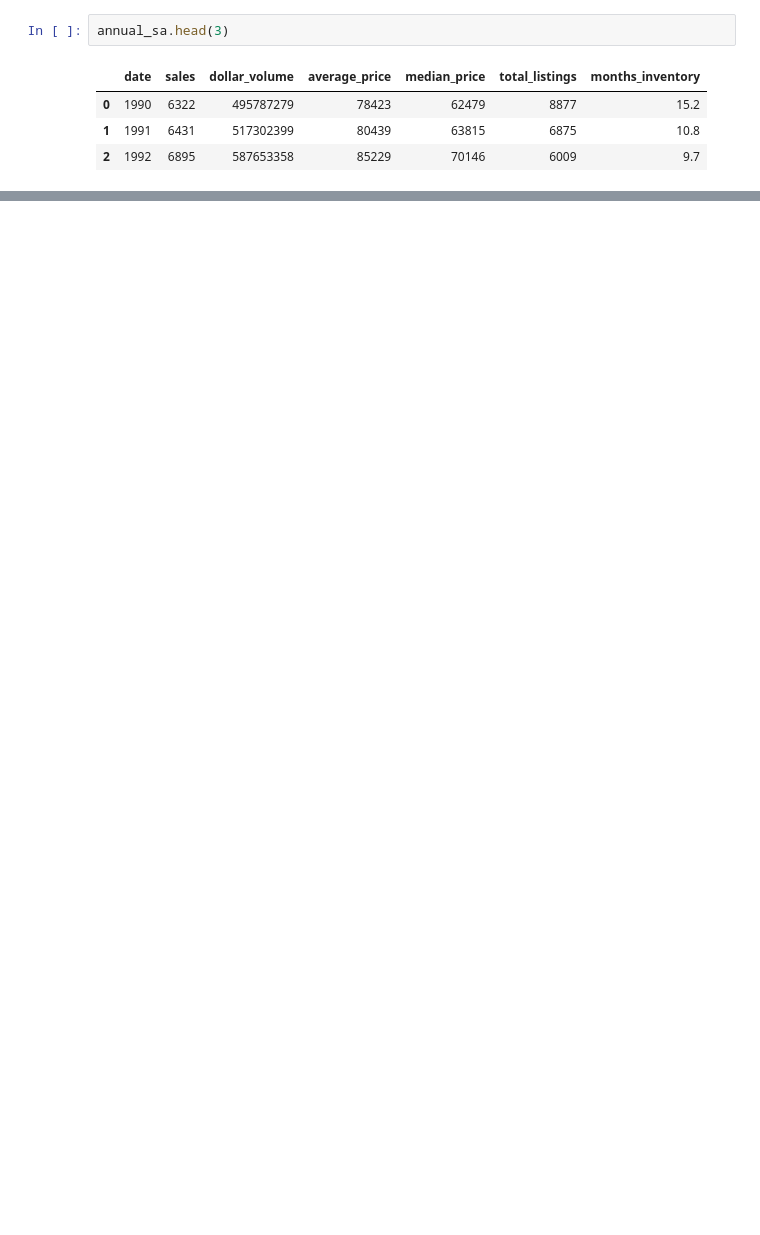
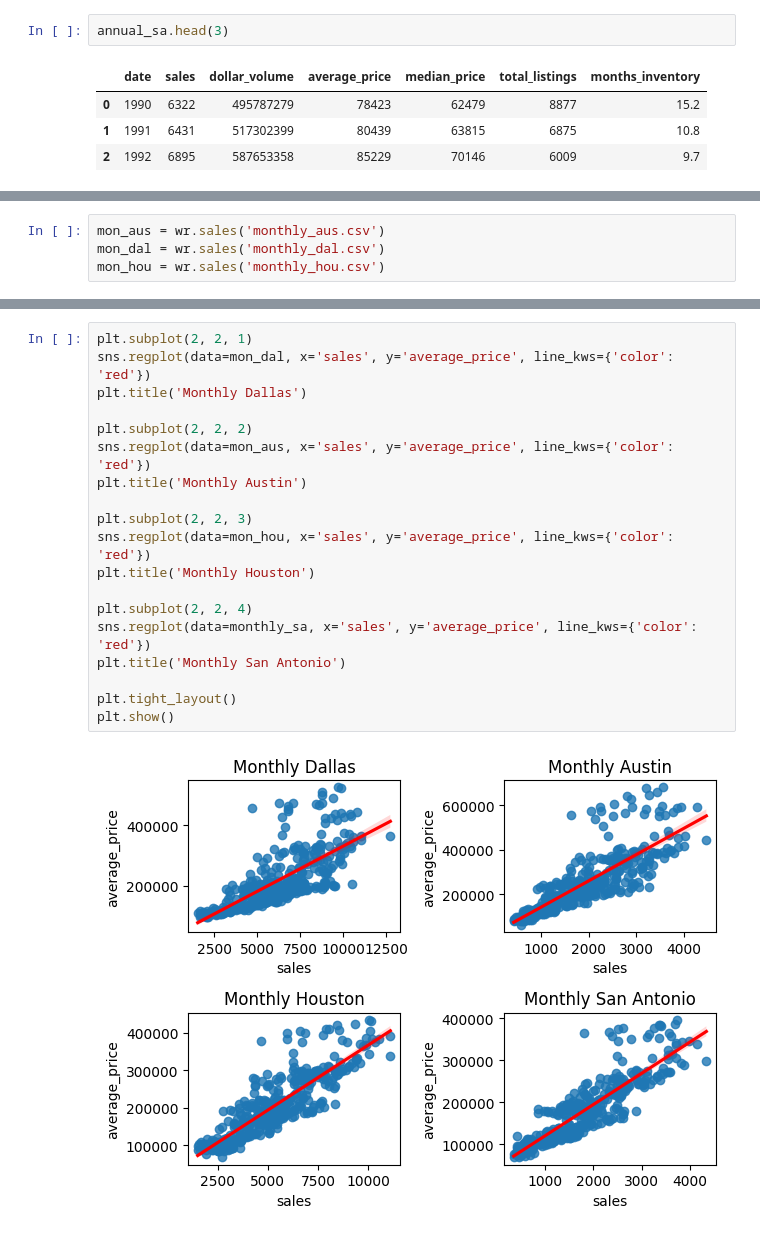
Before and after one commit to nicolas-angarita/texas_real_estate, a Jupyter notebook: explore_major_markets.ipynb, the cells around one changed output, grey strips where cells are left out. Cells and saved outputs as stored; diff of their text form; blank space fills up the shorter version.

```diff
--- a/explore_major_markets.ipynb
+++ b/explore_major_markets.ipynb
@@ -38,0 +52,4 @@ pct_sales.tail(3)
+# %%
+mon_aus = wr.sales('monthly_aus.csv')
+mon_dal = wr.sales('monthly_dal.csv')
+mon_hou = wr.sales('monthly_hou.csv')
@@ -38,0 +90,21 @@ pct_sales.tail(3)
+# %%
+plt.subplot(2, 2, 1)
+sns.regplot(data=mon_dal, x='sales', y='average_price', line_kws={'color': 'red'})
+plt.title('Monthly Dallas')
+
+plt.subplot(2, 2, 2)
+sns.regplot(data=mon_aus, x='sales', y='average_price', line_kws={'color': 'red'})
+plt.title('Monthly Austin')
+
+plt.subplot(2, 2, 3)
+sns.regplot(data=mon_hou, x='sales', y='average_price', line_kws={'color': 'red'})
+plt.title('Monthly Houston')
+
+plt.subplot(2, 2, 4)
+sns.regplot(data=monthly_sa, x='sales', y='average_price', line_kws={'color': 'red'})
+plt.title('Monthly San Antonio')
+
+plt.tight_layout()
+plt.show()
+# %% [output]
+[figure, added]
```
Also changed, not shown: parts of 12 cells of this notebook.
